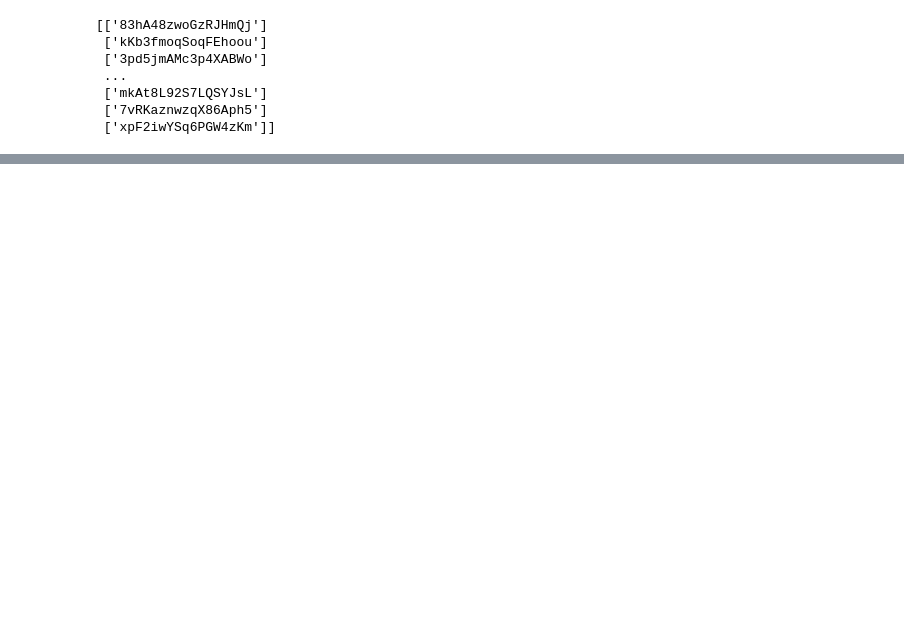
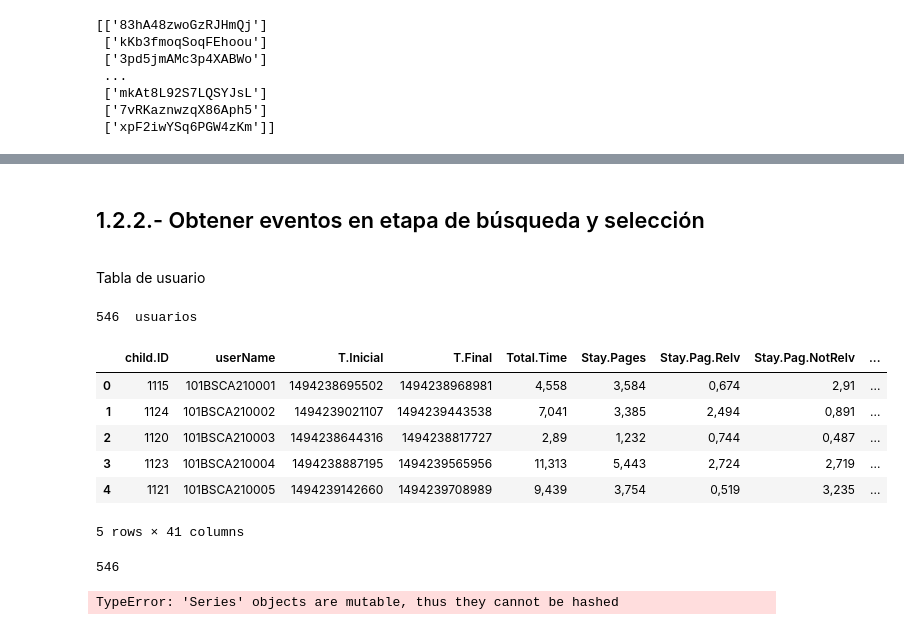
Before and after one commit to iorellana18/OSEMN, a Jupyter notebook: OSEMN.ipynb, the cells around one changed output, grey strips where cells are left out. Drawn from its saved outputs; the diff is of its cells as text; code cells hidden in the pictures; blank space fills up the shorter version.

```diff
--- a/OSEMN.ipynb
+++ b/OSEMN.ipynb
@@ -390,0 +473,27 @@ print(test)
+# %% [markdown]
+## 1.2.2.- Obtener eventos en etapa de búsqueda y selección
+<a id = "searchAndSelectPost"></a>
+# %% [markdown]
+Tabla de usuario
+# %%
+usersPost = pd.read_csv('Tablas generadas/Post-Test/Users.PostTest.csv')
+print(len(usersPost), " usuarios")
+usersPost.head()
+# %% [output]
+546  usuarios
+|  | child.ID | userName | T.Inicial | T.Final | Total.Time | Stay.Pages | Stay.Pag.Relv | Stay.Pag.NotRelv | ... |
+| 0 | 1115 | 101BSCA210001 | 1494238695502 | 1494238968981 | 4,558 | 3,584 | 0,674 | 2,91 | ... |
+| 1 | 1124 | 101BSCA210002 | 1494239021107 | 1494239443538 | 7,041 | 3,385 | 2,494 | 0,891 | ... |
+| 2 | 1120 | 101BSCA210003 | 1494238644316 | 1494238817727 | 2,89 | 1,232 | 0,744 | 0,487 | ... |
+| 3 | 1123 | 101BSCA210004 | 1494238887195 | 1494239565956 | 11,313 | 5,443 | 2,724 | 2,719 | ... |
+| 4 | 1121 | 101BSCA210005 | 1494239142660 | 1494239708989 | 9,439 | 3,754 | 0,519 | 3,235 | ... |
+5 rows × 41 columns
+# %%
+usersPost = usersPost[usersPost["userName"] != (set(usersPost["userName"]) - set(timeTablePost["username"]))]
+len(usersPost)
+# %% [output]
+546
+# %%
+usersPost["userName"] in timeTablePost["username"]
+# %% [output]
+TypeError: 'Series' objects are mutable, thus they cannot be hashed
```
Also changed, not shown: parts of 39 cells of this notebook.
